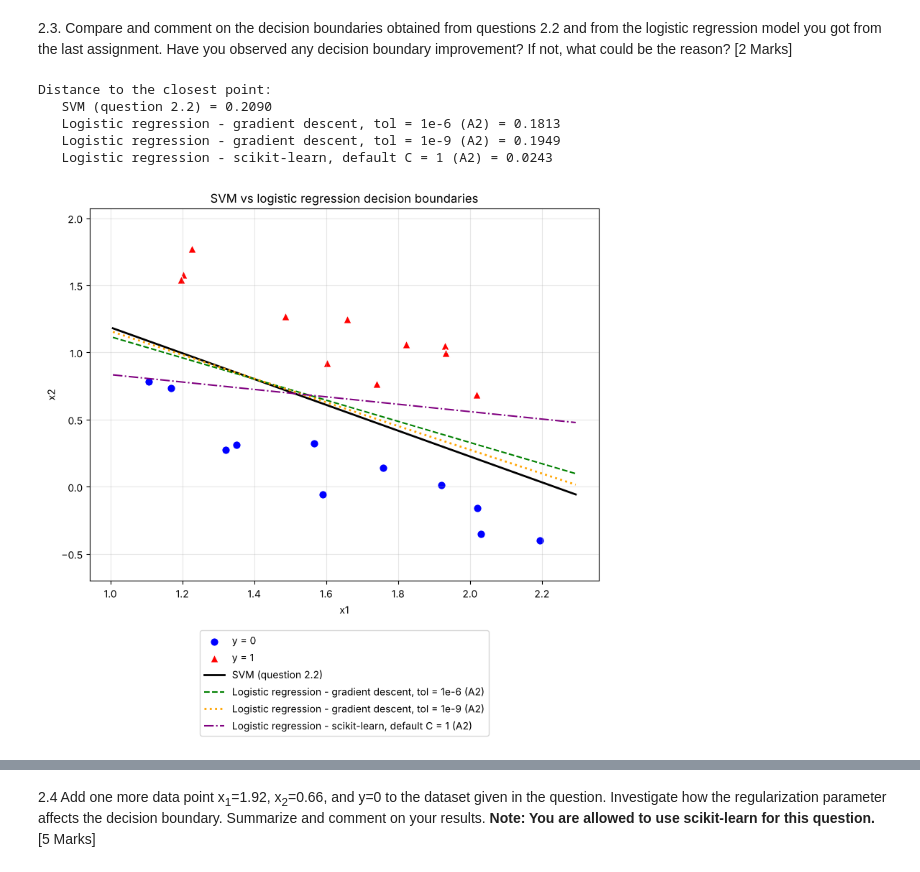
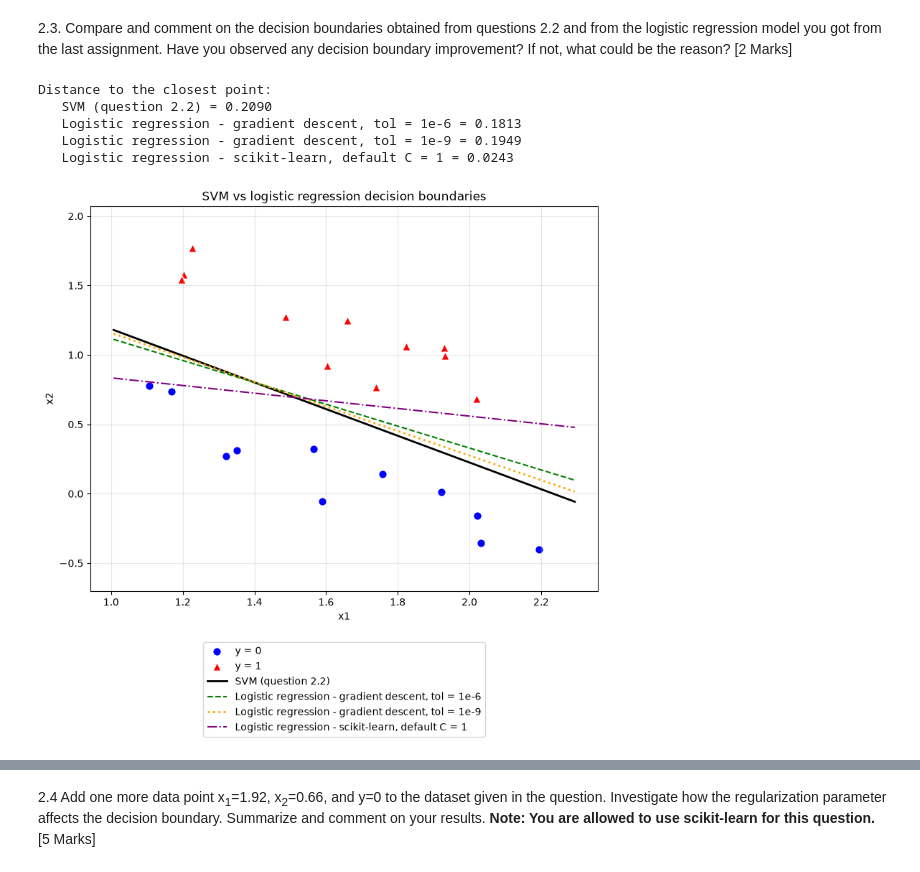
Before and after one commit to 25adiaz-apps/assignment-3-machine-learning, a Jupyter notebook: notebooks/CIVE779MachineLearningforEngineers-Assignment3.ipynb, the cells around one changed output, grey strips where cells are left out. Saved outputs shown, nothing was run; the diff lists cells and outputs as text; code cells hidden in the pictures.

```diff
--- a/notebooks/CIVE779MachineLearningforEngineers-Assignment3.ipynb
+++ b/notebooks/CIVE779MachineLearningforEngineers-Assignment3.ipynb
@@ -270,7 +270,7 @@ Support vectors:
 # TODO: Please provide your answers here. You can add more cells for code or texts if needed.
 # Don't delete these two comments so that it would be easier for me to locate your answers.
 # %%
-# Decision boundaries: theta0 + theta1*x1 + theta2*x2 = 0
+# Decision boundaries
 theta_svm = np.array([theta0, theta1, theta2])
 theta_gd6 = np.array([-25.06214937998672, 10.36702492678682, 13.150294486909372])
 theta_gd9 = np.array([-49.28206484130402, 21.325490426865997, 24.120174183328455])
@@ -289,42 +289,42 @@ distance_sk = np.min(np.abs(z_sk) / np.linalg.norm(theta_sk[1:]))
 
 print("Distance to the closest point:")
 print(f"   SVM (question 2.2) = {distance_svm:.4f}")
-print(f"   Logistic regression - gradient descent, tol = 1e-6 (A2) = {distance_gd6:.4f}")
-print(f"   Logistic regression - gradient descent, tol = 1e-9 (A2) = {distance_gd9:.4f}")
-print(f"   Logistic regression - scikit-learn, default C = 1 (A2) = {distance_sk:.4f}")
+print(f"   Logistic regression - gradient descent, tol = 1e-6 = {distance_gd6:.4f}")
+print(f"   Logistic regression - gradient descent, tol = 1e-9 = {distance_gd9:.4f}")
+print(f"   Logistic regression - scikit-learn, default C = 1 = {distance_sk:.4f}")
 
 # Plot the decision boundaries
 x1_line = np.linspace(x1.min() - 0.1, x1.max() + 0.1, 100)
 boundary_svm = -(theta_svm[0] + theta_svm[1] * x1_line) / theta_svm[2]
 boundary_gd6 = -(theta_gd6[0] + theta_gd6[1] * x1_line) / theta_gd6[2]
 boundary_gd9 = -(theta_gd9[0] + theta_gd9[1] * x1_line) / theta_gd9[2]
 boundary_sk = -(theta_sk[0] + theta_sk[1] * x1_line) / theta_sk[2]
 
 plt.figure(figsize=(8, 8))
 plt.scatter(x1[y == 0], x2[y == 0], marker="o", s=70, color="blue",
             edgecolors="white", linewidths=1, label="y = 0")
 plt.scatter(x1[y == 1], x2[y == 1], marker="^", s=70, color="red",
             edgecolors="white", linewidths=1, label="y = 1")
 plt.plot(x1_line, boundary_svm, color="black", linestyle="-", linewidth=2,
          label="SVM (question 2.2)")
 plt.plot(x1_line, boundary_gd6, color="green", linestyle="--", linewidth=1.5,
-         label="Logistic regression - gradient descent, tol = 1e-6 (A2)")
+         label="Logistic regression - gradient descent, tol = 1e-6")
 plt.plot(x1_line, boundary_gd9, color="orange", linestyle=":", linewidth=2,
-         label="Logistic regression - gradient descent, tol = 1e-9 (A2)")
+         label="Logistic regression - gradient descent, tol = 1e-9")
 plt.plot(x1_line, boundary_sk, color="purple", linestyle="-.", linewidth=1.5,
-         label="Logistic regression - scikit-learn, default C = 1 (A2)")
+         label="Logistic regression - scikit-learn, default C = 1")
 plt.xlabel("x1")
 plt.ylabel("x2")
 plt.title("SVM vs logistic regression decision boundaries")
 plt.ylim(x2.min() - 0.3, x2.max() + 0.3)
 plt.grid(alpha=0.3)
 plt.legend(loc="upper center", bbox_to_anchor=(0.5, -0.12), ncol=1)
 plt.tight_layout()
 plt.show()
 # %% [output]
 Distance to the closest point:
    SVM (question 2.2) = 0.2090
-   Logistic regression - gradient descent, tol = 1e-6 (A2) = 0.1813
-   Logistic regression - gradient descent, tol = 1e-9 (A2) = 0.1949
-   Logistic regression - scikit-learn, default C = 1 (A2) = 0.0243
+   Logistic regression - gradient descent, tol = 1e-6 = 0.1813
+   Logistic regression - gradient descent, tol = 1e-9 = 0.1949
+   Logistic regression - scikit-learn, default C = 1 = 0.0243
-[figure, old version]
+[figure, new version]
```
Also changed, not shown: parts of 1 cell of this notebook.
